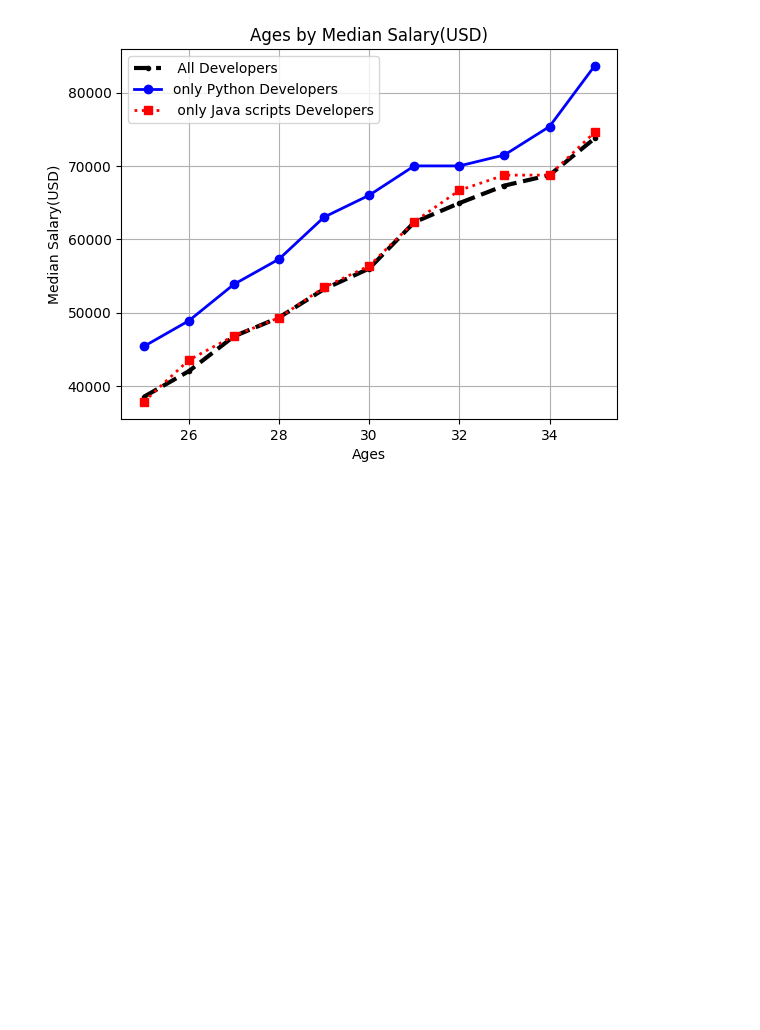
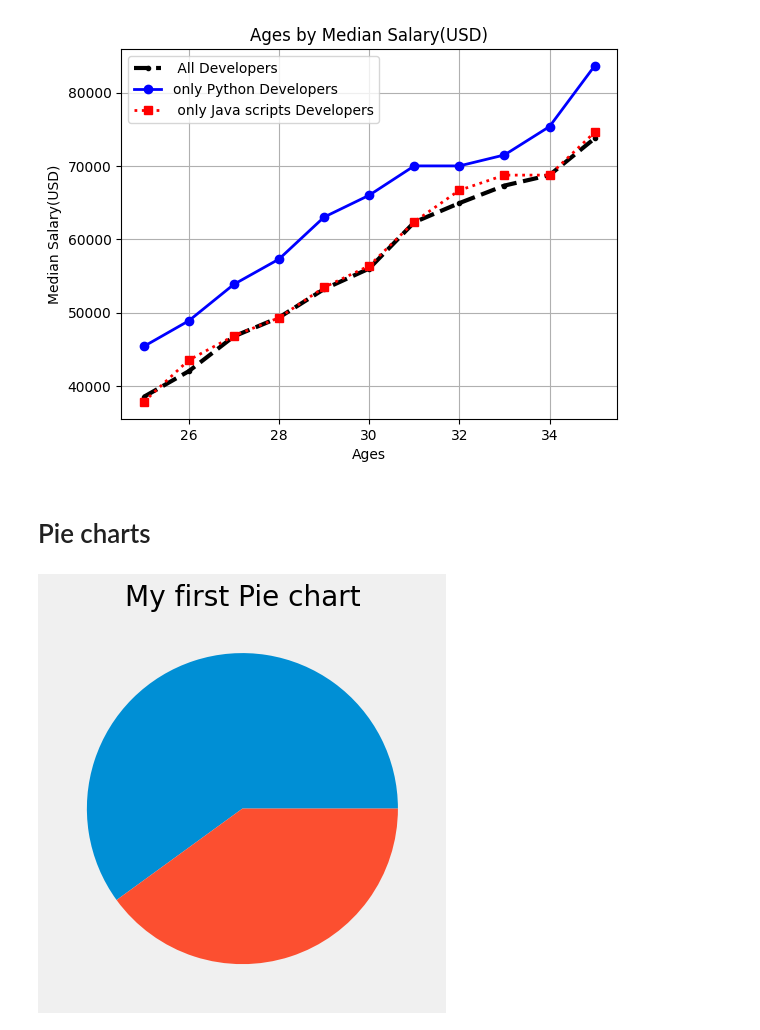
Before and after one commit to Amit-yadav019/python-Git-learning-journey, a Jupyter notebook: Matplotlib/matpllotlib_01.ipynb, the cells around one changed output. Drawn from its saved outputs; the diff is of its cells as text; code cells hidden in the pictures; blank space fills up the shorter version.

Commit message:
day 2 of learning matplotlib

```diff
--- a/Matplotlib/matpllotlib_01.ipynb
+++ b/Matplotlib/matpllotlib_01.ipynb
@@ -116,3 +116,14 @@ plt.grid() # to enable grid
 # plt.show()
 # %% [output]
 [figure]
+# %% [markdown]
+# Pie charts
+# %%
+from matplotlib import pyplot as plt
+plt.style.use('fivethirtyeight')
+slices = [60,40]
+plt.pie(slices)
+plt.title('My first Pie chart')
+plt.show()
+# %% [output]
+[figure, added]
```
Also changed, not shown: parts of 33 cells of this notebook, 3 other files.
